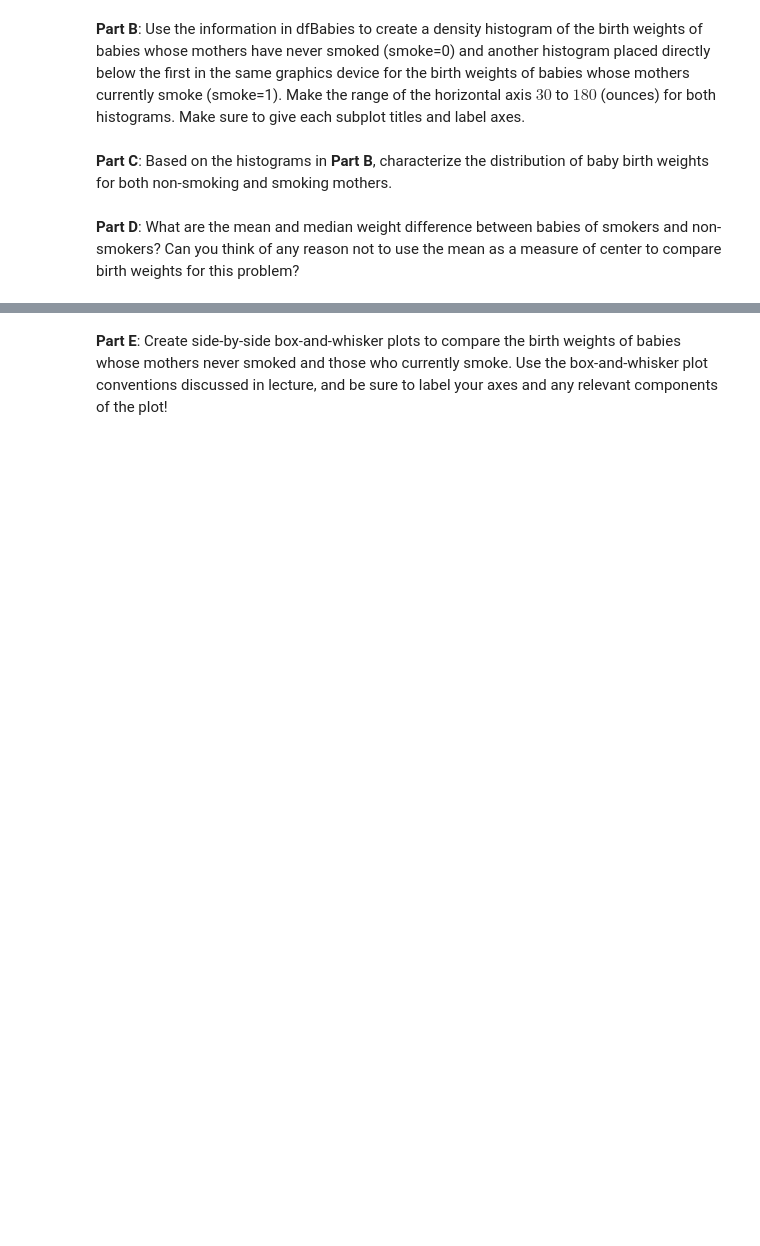
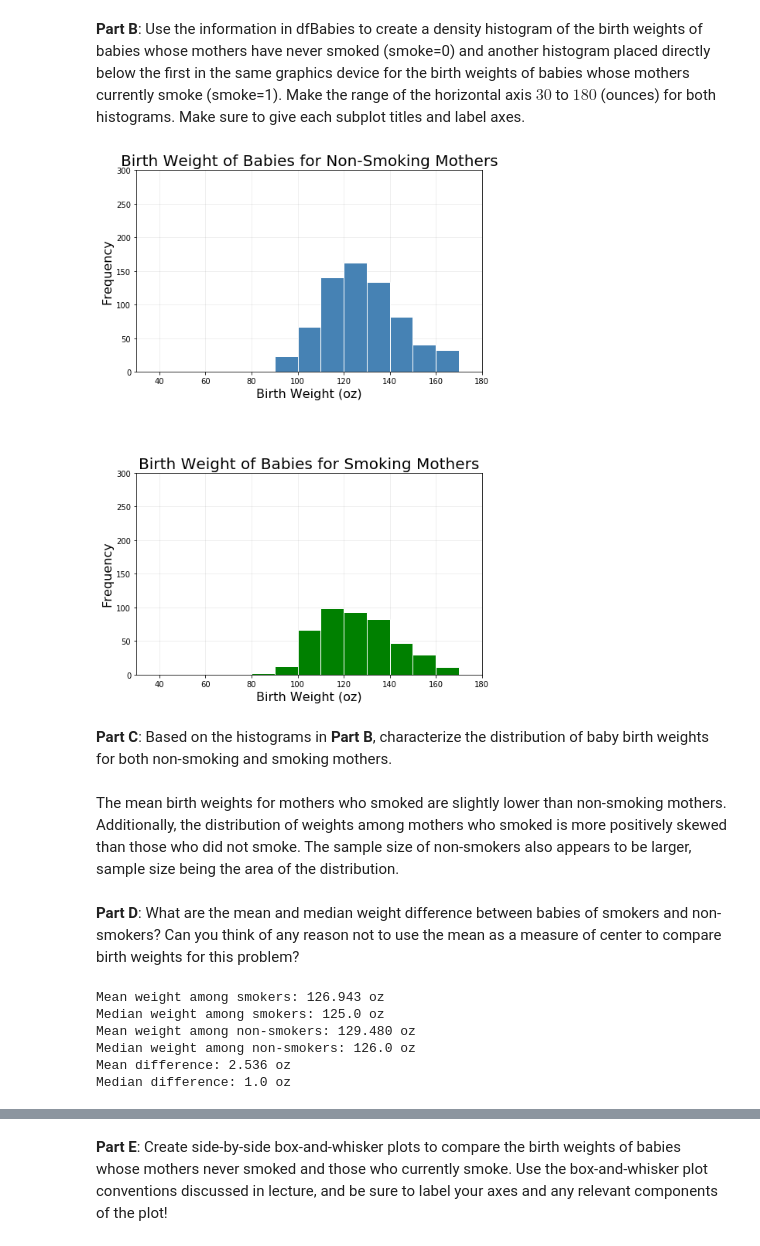
Before and after one commit to tannerbobak/csci3022, a Jupyter notebook: hmwk02_Bobak_Tanner.ipynb, the cells around one changed output, grey strips where cells are left out. Drawn from its saved outputs; the diff is of its cells as text; code cells hidden in the pictures; blank space fills up the shorter version.

```diff
--- a/hmwk02_Bobak_Tanner.ipynb
+++ b/hmwk02_Bobak_Tanner.ipynb
@@ -48,2 +61,14 @@ df.head(10)
 # %% [markdown]
 **Part A**: Create a clean data set that removes subjects if any observations on the subject are unknown.  Note that that collectors of the data set used values like $9$, $99$, $999$, to denote unknown values.  You can look at the documentation linked in the problem description to determine which unknown-value marker was used for each characteristics.  Store the modified data set in a Pandas DataFrame called dfBabies.
+# %%
+dfBabies = df[df["bwt"] != 999]
+dfBabies = dfBabies[dfBabies["gestation"] != 999]
+dfBabies = dfBabies[dfBabies["parity"] != 9]
+dfBabies = dfBabies[dfBabies["age"] != 999]
+dfBabies = dfBabies[dfBabies["height"] != 99]
+dfBabies = dfBabies[dfBabies["weight"] != 999]
+dfBabies = dfBabies[dfBabies["smoke"] != 9]
+
+print("Number of entries in clean data set: {}".format(len(dfBabies)))
+
+dfBabies.head(10)
@@ -50,6 +88,73 @@ df.head(10)
 # %% [markdown]
 **Part B**: Use the information in dfBabies to create a density histogram of the birth weights of babies whose mothers have never smoked (smoke=0) and another histogram placed directly below the first in the same graphics device for the birth weights of babies whose mothers currently smoke (smoke=1).  Make the range of the horizontal axis $30$ to $180$ (ounces) for both histograms.  Make sure to give each subplot titles and label axes.
+# %%
+fig, axes = plt.subplots(nrows=2, ncols=1, figsize=(8,12))
+
+my_bins = range(30,180,10)
+
+dfBabiesNoSmoke = dfBabies[dfBabies["smoke"] == 0]
+dfBabiesSmoke = dfBabies[dfBabies["smoke"] == 1]
+
+# --------------------------------------
+# Plot histogram for Non-Smokers on Top
+# --------------------------------------
+dfBabiesNoSmoke.hist(column="weight", ax=axes[0], facecolor="steelblue", edgecolor="white", bins=my_bins)
+
+# Add titles and labels
+axes[0].set_title("Birth Weight of Babies for Non-Smoking Mothers", fontsize=20)
+axes[0].set_xlabel("Birth Weight (oz)", fontsize=16)
+axes[0].set_ylabel("Frequency", fontsize=16)
+
+# Make grid lighter and set behind data
+axes[0].grid(alpha=0.25)
+axes[0].set_axisbelow(True)
+
+# --------------------------------------
+# Plot histogram for Smokers on Bottom
+# --------------------------------------
+dfBabiesSmoke.hist(column="weight", ax=axes[1], facecolor="green", edgecolor="white", bins=my_bins)
+
+# Add titles and labels
+axes[1].set_title("Birth Weight of Babies for Smoking Mothers", fontsize=20)
+axes[1].set_xlabel("Birth Weight (oz)", fontsize=16)
+axes[1].set_ylabel("Frequency", fontsize=16)
+
+# Make grid lighter and set behind data
+axes[1].grid(alpha=0.25)
+axes[1].set_axisbelow(True)
+
+# --------------------------------------
+# Make the plots comparable
+# --------------------------------------
+
+# Set x and y axis limits to match
+axes[0].set_xlim([30,180])
+axes[1].set_xlim([30,180])
+axes[0].set_ylim([0,300])
+axes[1].set_ylim([0,300]);
+
+# Adjust vertical space so titles/axis labels don't overlap
+fig.subplots_adjust(hspace=.5)
+# %% [output]
+[figure, added]
 # %% [markdown]
 **Part C**: Based on the histograms in **Part B**, characterize the distribution of baby birth weights for both non-smoking and smoking mothers.
+# %% [markdown]
+The mean birth weights for mothers who smoked are slightly lower than non-smoking mothers. Additionally, the distribution of weights among mothers who smoked is more positively skewed than those who did not smoke. The sample size of non-smokers also appears to be larger, sample size being the area of the distribution.
 # %% [markdown]
 **Part D**: What are the mean and median weight difference between babies of smokers and non-smokers?  Can you think of any reason not to use the mean as a measure of center to compare birth weights for this problem?
+# %%
+print("Mean weight among smokers: {0:0.3f} oz".format(dfBabiesSmoke["weight"].mean()))
+print("Median weight among smokers: {0:0.1f} oz".format(dfBabiesSmoke["weight"].median()))
+print("Mean weight among non-smokers: {0:0.3f} oz".format(dfBabiesNoSmoke["weight"].mean()))
+print("Median weight among non-smokers: {0:0.1f} oz".format(dfBabiesNoSmoke["weight"].median()))
+
+print("Mean difference: {0:0.3f} oz".format(dfBabiesNoSmoke["weight"].mean() - dfBabiesSmoke["weight"].mean()))
+print("Median difference: {0:0.1f} oz".format(dfBabiesNoSmoke["weight"].median() - dfBabiesSmoke["weight"].median()))
+# %% [output]
+Mean weight among smokers: 126.943 oz
+Median weight among smokers: 125.0 oz
+Mean weight among non-smokers: 129.480 oz
+Median weight among non-smokers: 126.0 oz
+Mean difference: 2.536 oz
+Median difference: 1.0 oz
```
Also changed, not shown: parts of 24 cells of this notebook, 9 other files.
